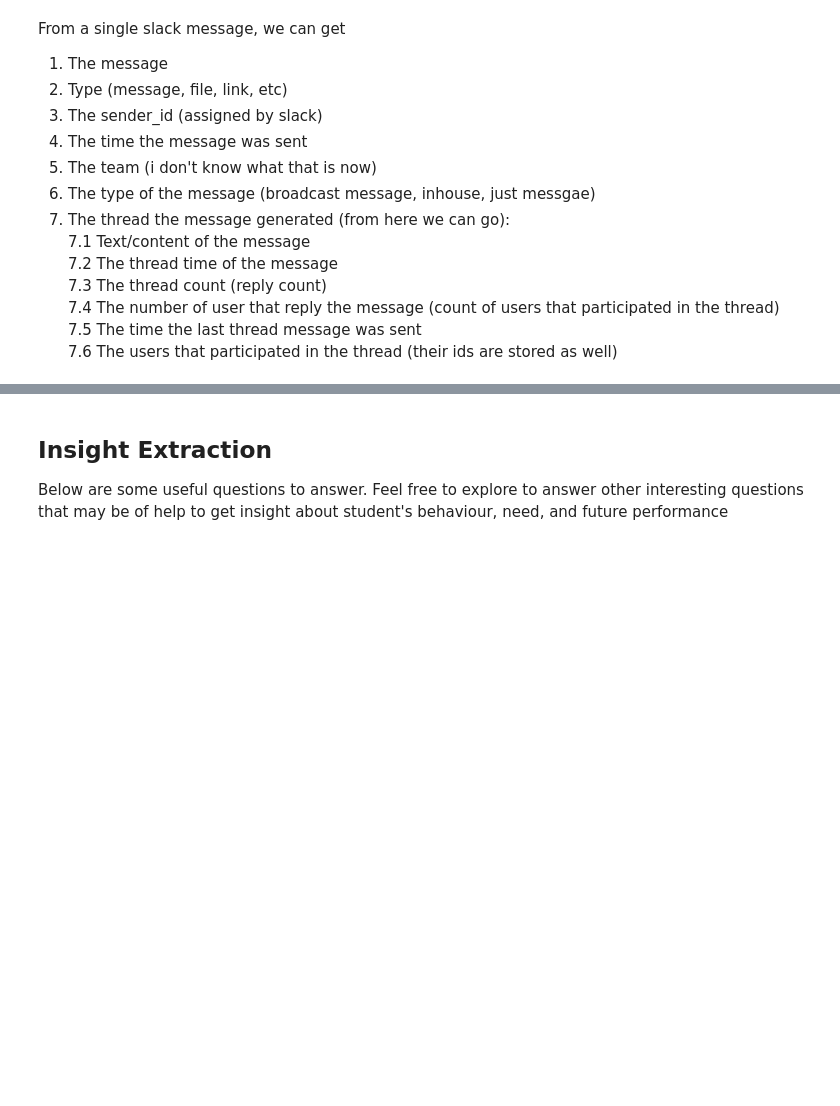
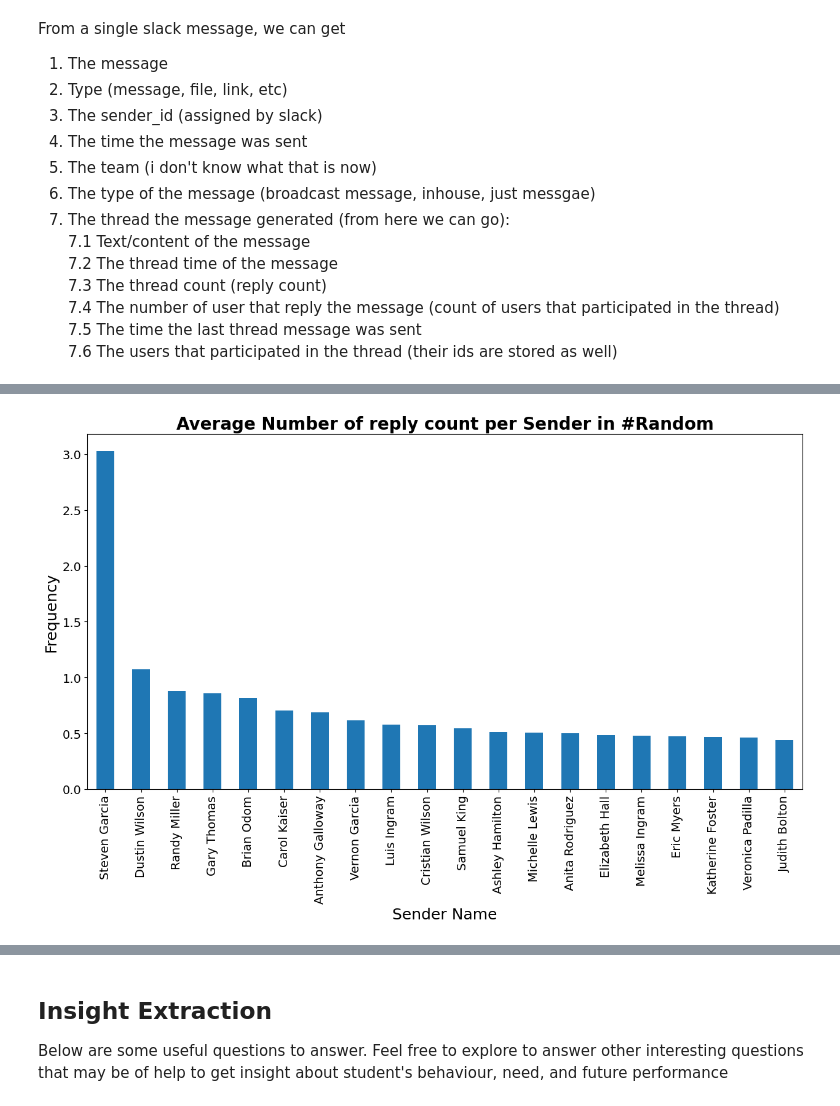
Before and after one commit to abrishdew/10Academy_week0, a Jupyter notebook: notebooks/parse_slack_data.ipynb, the cells around one changed output, grey strips where cells are left out. Cells and saved outputs as stored; diff of their text form; code cells hidden in the pictures; blank space fills up the shorter version.

```diff
--- a/notebooks/parse_slack_data.ipynb
+++ b/notebooks/parse_slack_data.ipynb
@@ -137,0 +153,4 @@ UnboundLocalError: local variable 'df' referenced before assignment
+# %%
+draw_avg_reply_count(df, 'Random')
+# %% [output]
+[figure, added]
```
Also changed, not shown: parts of 7 cells of this notebook.
